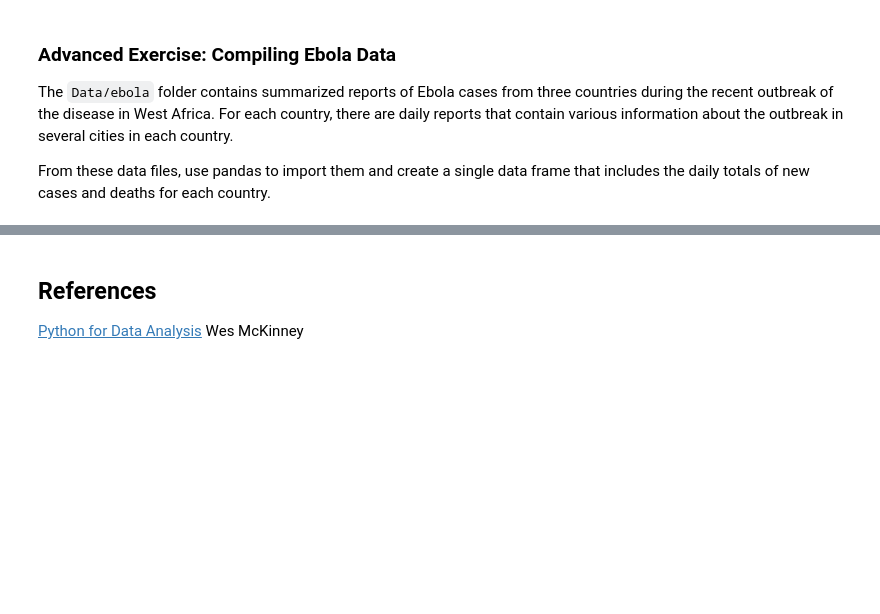
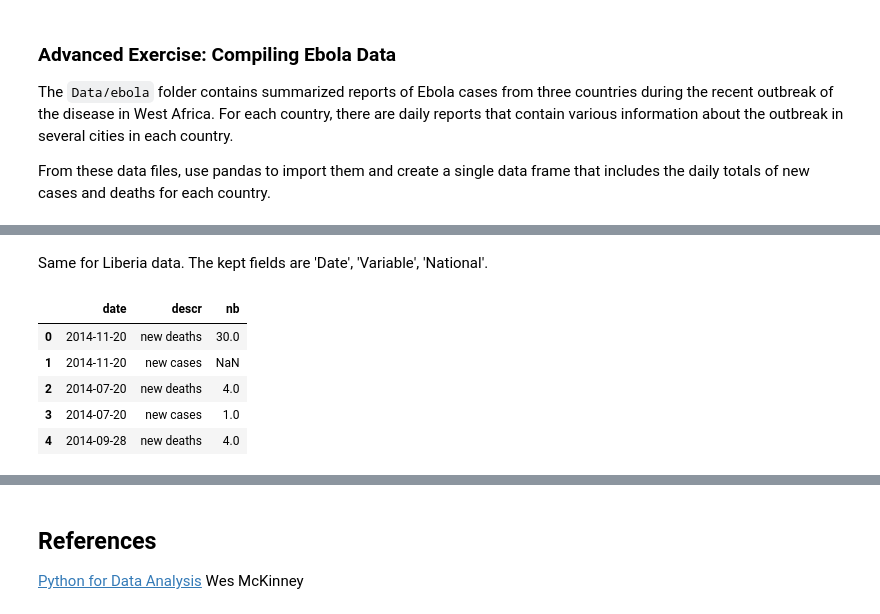
Before and after one commit to agpmilli/adaepfl, a Jupyter notebook: 02 - Intro to Pandas/Intro to Pandas.ipynb, the cells around one changed output, grey strips where cells are left out. Saved outputs shown, nothing was run; the diff lists cells and outputs as text; code cells hidden in the pictures; blank space fills up the shorter version.

```diff
--- a/02 - Intro to Pandas/Intro to Pandas.ipynb
+++ b/02 - Intro to Pandas/Intro to Pandas.ipynb
@@ -2202,0 +2157,32 @@ allFiles
+# %% [markdown]
+Same for Liberia data. The kept fields are 'Date', 'Variable', 'National'.
+# %%
+liberia_path = 'Data/ebola/liberia_data/'
+liberia_files = glob.glob(liberia_path + '*.csv')
+date_frames = []
+fields = ['Date', 'Variable', 'National']
+for file in liberia_files:
+    df = pd.read_csv(file, skipinitialspace=True, usecols=fields, parse_dates=['Date'])
+    filtered = df[(df['Variable']=='Newly reported deaths') | (df['Variable']=='New case/s (confirmed)')]
+    date_frames.append(filtered)
+
+
+liberia_df = pd.concat(date_frames, ignore_index=True)
+liberia_df.columns = ['date', 'descr', 'nb']
+#liberia_df['country'] = 'Liberia'
+
+def change_descr_liberia(df):
+    if df['descr'] == 'New case/s (confirmed)':
+        return "new cases"
+    else:
+        return "new deaths"
+
+liberia_df['descr'] = liberia_df.apply(change_descr_liberia, axis=1)
+liberia_df.head()
+# %% [output]
+|  | date | descr | nb |
+| 0 | 2014-11-20 | new deaths | 30.0 |
+| 1 | 2014-11-20 | new cases | NaN |
+| 2 | 2014-07-20 | new deaths | 4.0 |
+| 3 | 2014-07-20 | new cases | 1.0 |
+| 4 | 2014-09-28 | new deaths | 4.0 |
```
Also changed, not shown: parts of 16 cells of this notebook, 3 other files.
